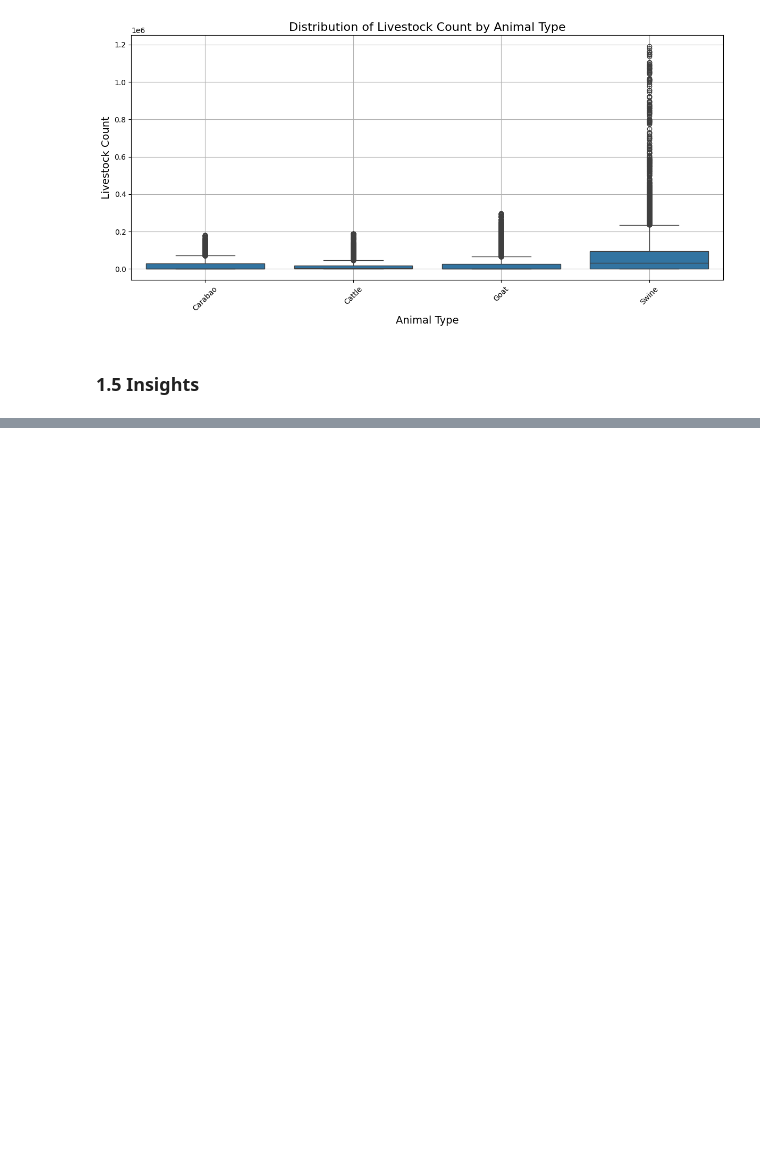
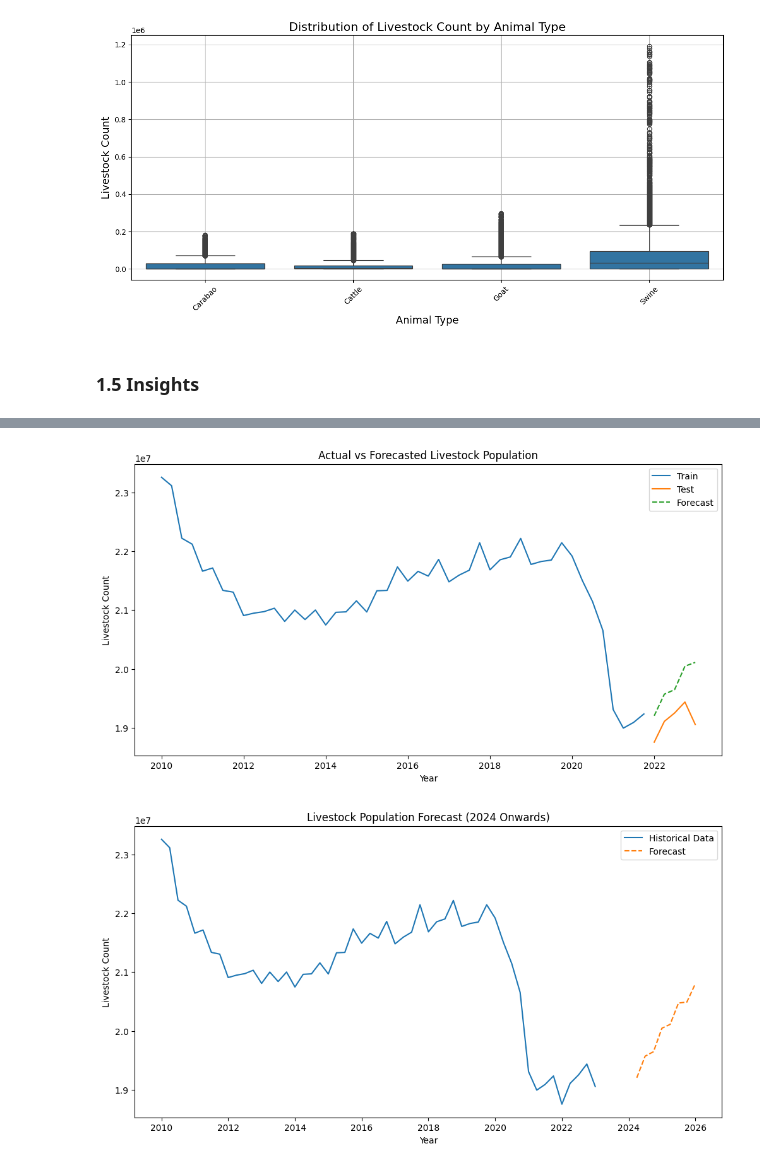
Before and after one commit to alpacaShiro/Livestock_Lifelines, a Jupyter notebook: Group2_4CSC_LivestockLifelines.ipynb, the cells around one changed output, grey strips where cells are left out. Drawn from its saved outputs; the diff is of its cells as text; code cells hidden in the pictures; blank space fills up the shorter version.

```diff
--- a/Group2_4CSC_LivestockLifelines.ipynb
+++ b/Group2_4CSC_LivestockLifelines.ipynb
@@ -742,0 +822,28 @@ plt.show()
+# %%
+# Plot Actual vs. Forecast
+plt.figure(figsize=(12, 6))
+plt.plot(train, label='Train')
+plt.plot(test['LIVESTOCK_COUNT'], label='Test')
+plt.plot(test['Forecast'], label='Forecast', linestyle='dashed')
+plt.title('Actual vs Forecasted Livestock Population')
+plt.xlabel('Year')
+plt.ylabel('Livestock Count')
+plt.legend()
+plt.show()
+
+# Future Forecast (2024 onwards)
+future_steps = 8  # Number of quarters to forecast
+future_forecast = arima_result.forecast(steps=future_steps)
+
+# Plot future forecast
+plt.figure(figsize=(12, 6))
+plt.plot(grouped_data, label='Historical Data')
+plt.plot(pd.date_range(start='2024-01-01', periods=future_steps, freq='Q'), future_forecast, label='Forecast', linestyle='dashed')
+plt.title('Livestock Population Forecast (2024 Onwards)')
+plt.xlabel('Year')
+plt.ylabel('Livestock Count')
+plt.legend()
+plt.show()
+# %% [output]
+[figure, added]
+[figure, added]
```
Also changed, not shown: parts of 6 cells of this notebook.
